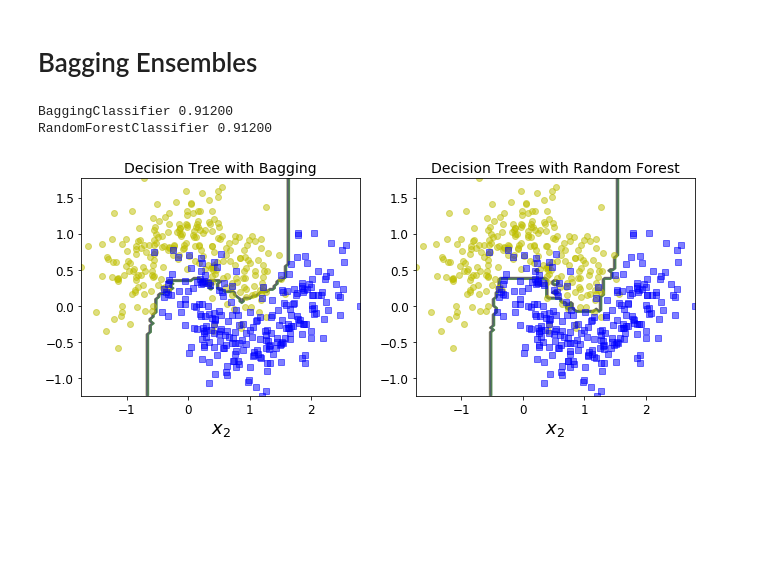
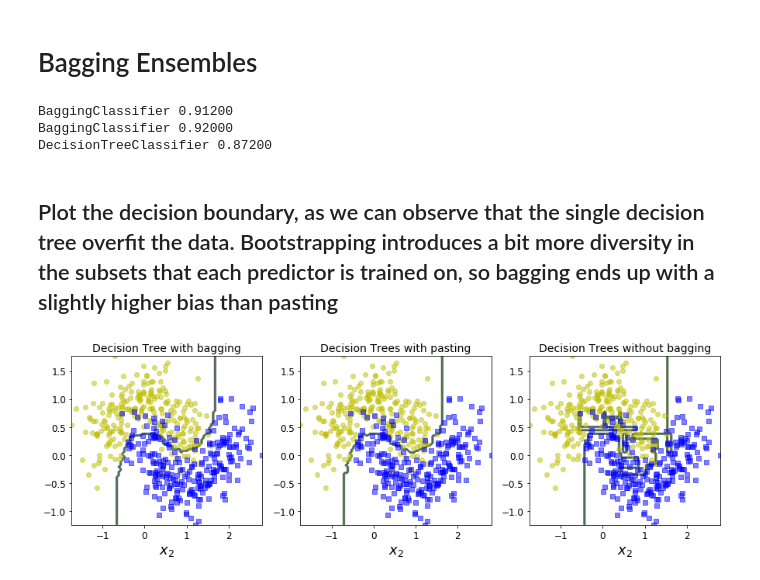
Before and after one commit to simingzhao/Machine-Learning, a Jupyter notebook: Ensemble Methods and Random Forest.ipynb, the cells around one changed output. Saved outputs shown, nothing was run; the diff lists cells and outputs as text; code cells hidden in the pictures; blank space fills up the shorter version.

Commit message:
added pasting for bagging classifier

```diff
--- a/Ensemble Methods and Random Forest.ipynb
+++ b/Ensemble Methods and Random Forest.ipynb
@@ -74,7 +74,7 @@ from sklearn.ensemble import BaggingClassifier
 from sklearn.tree import DecisionTreeClassifier
 
 bag_clf = BaggingClassifier(base_estimator=DecisionTreeClassifier(random_state=42),
-                            n_estimators = 100,
+                            n_estimators = 500,
                             max_samples = 50,
                             n_jobs = -1,
                             random_state = 42)
@@ -82,26 +82,38 @@ bag_clf.fit(X_train, y_train)
 y_pred_bag = bag_clf.predict(X_test)
 print(bag_clf.__class__.__name__, '%.5f'%(accuracy_score(y_test, y_pred_bag)))
 
-rf_clf = RandomForestClassifier(n_estimators = 500,
-                                max_features = None,
-                                max_leaf_nodes = 16,
-                                n_jobs=-1,
-                                random_state=42)
-rf_clf.fit(X_train, y_train)
-y_pred_rf = rf_clf.predict(X_test)
-print(rf_clf.__class__.__name__, '%.5f'%(accuracy_score(y_test, y_pred_rf)))
+bag_clf_pasting = BaggingClassifier(base_estimator=DecisionTreeClassifier(random_state=42),
+                                    n_estimators = 500,
+                                    max_samples = 50,
+                                    n_jobs = -1,
+                                    bootstrap = False,
+                                    random_state = 42)
+bag_clf_pasting.fit(X_train, y_train)
+y_pred_pasting = bag_clf_pasting.predict(X_test)
+print(bag_clf.__class__.__name__, '%.5f'%(accuracy_score(y_test, y_pred_pasting)))
+
+tree_clf = DecisionTreeClassifier(random_state=42)
+tree_clf.fit(X_train, y_train)
+y_pred_tree = rf_clf.predict(X_test)
+print(tree_clf.__class__.__name__, '%.5f'%(accuracy_score(y_test, y_pred_tree)))
 # %% [output]
 BaggingClassifier 0.91200
-RandomForestClassifier 0.91200
+BaggingClassifier 0.92000
+DecisionTreeClassifier 0.87200
+# %% [markdown]
+## Plot the decision boundary, as we can observe that the single decision tree overfit the data. Bootstrapping introduces a bit more diversity in the subsets that each predictor is trained on, so bagging ends up with a slightly higher bias than pasting
 # %%
-plt.figure(figsize=(11,4))
-plt.subplot(121)
+plt.figure(figsize=(15,4))
+plt.subplot(131)
 plot_decision_boundary(bag_clf, X, y)
-plt.title("Decision Tree with Bagging", fontsize=14)
-plt.subplot(122)
-plot_decision_boundary(rf_clf, X, y)
-plt.title("Decision Trees with Random Forest", fontsize=14)
+plt.title("Decision Tree with bagging", fontsize=14)
+plt.subplot(132)
+plot_decision_boundary(bag_clf_pasting, X, y)
+plt.title("Decision Trees with pasting", fontsize=14)
+plt.subplot(133)
+plot_decision_boundary(tree_clf, X, y)
+plt.title("Decision Trees without bagging", fontsize=14)
 plt.tight_layout
 plt.show()
 # %% [output]
-[figure, old version]
+[figure, new version]
```
Also changed, not shown: parts of 4 cells of this notebook.
